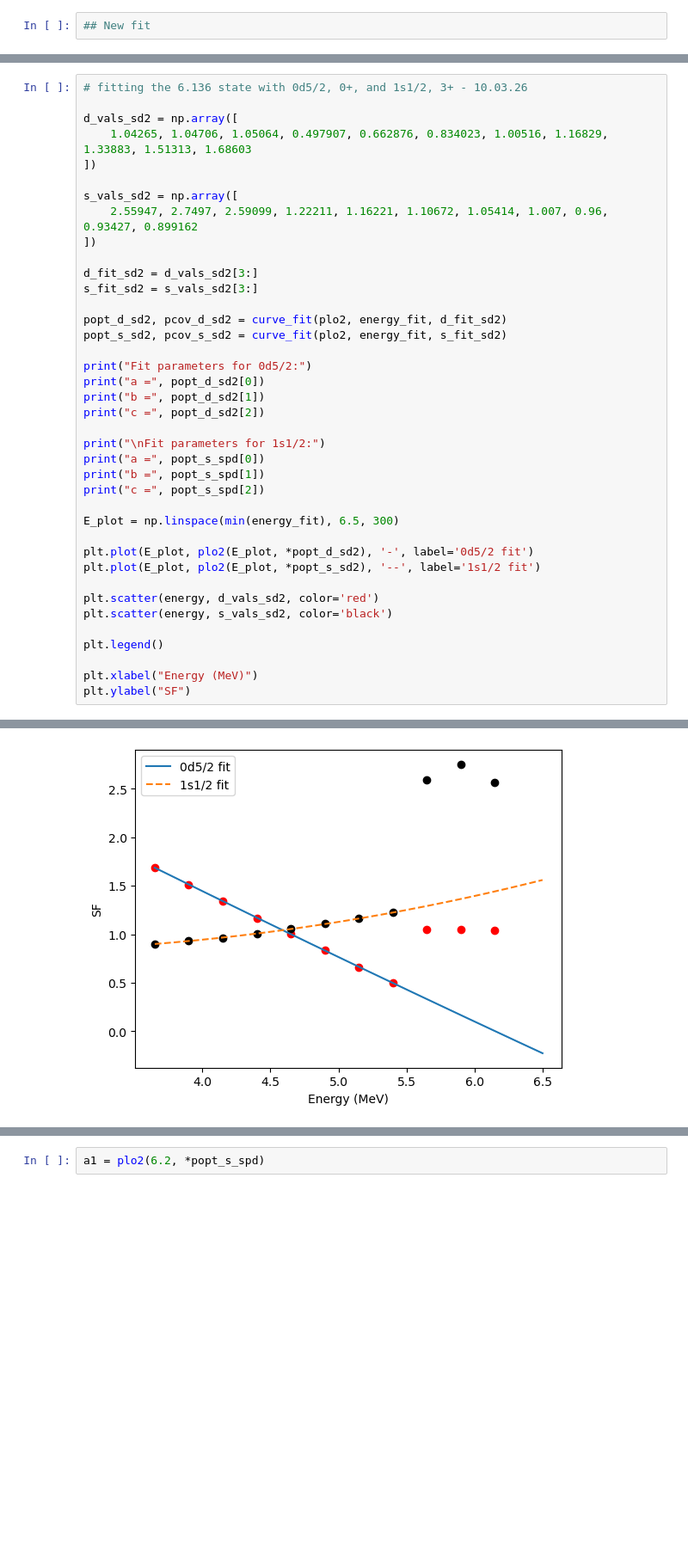
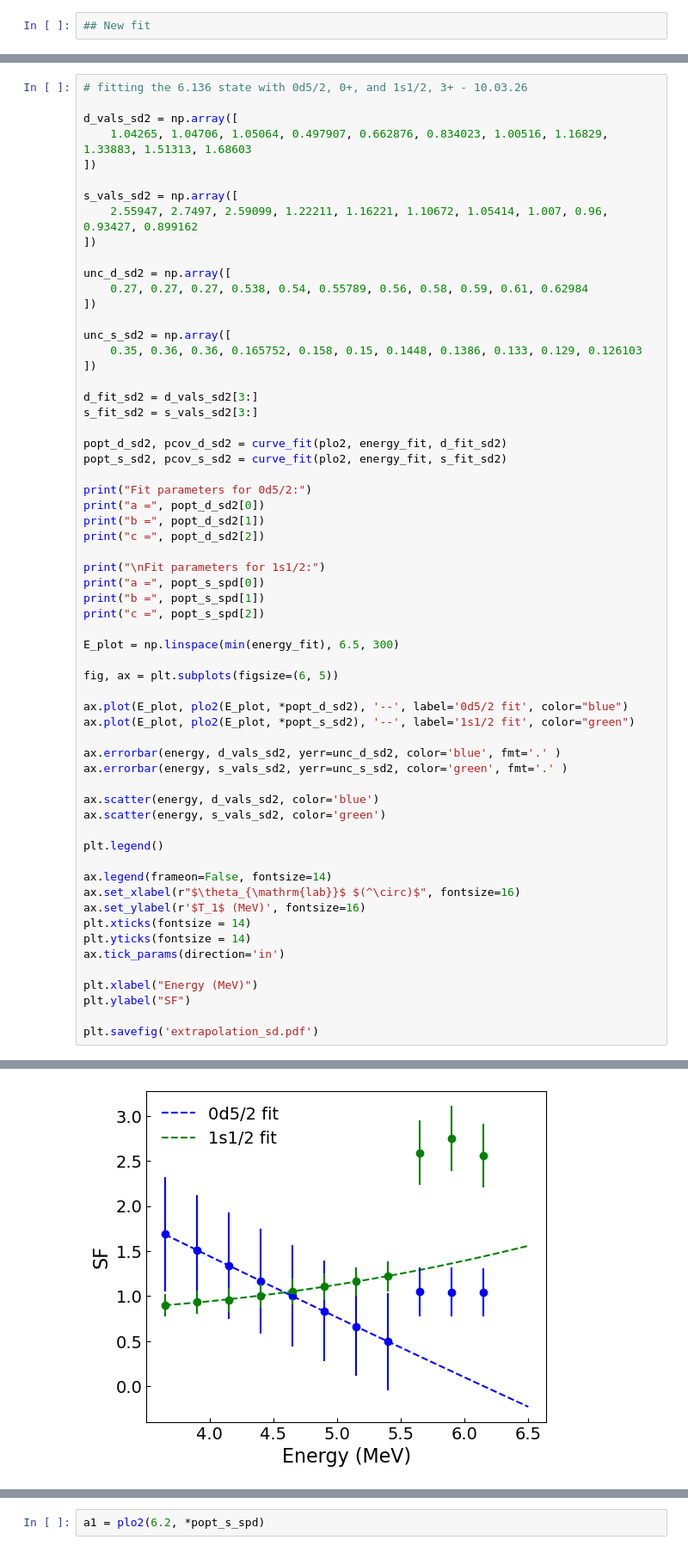
Before and after one commit to annakawecka/digios, a Jupyter notebook: analysis/corrected_working/python_plots/extrapolation.ipynb, the cells around one changed output, grey strips where cells are left out. Shown at 86% size. Cells and saved outputs as stored; diff of their text form; blank space fills up the shorter version.

```diff
--- a/analysis/corrected_working/python_plots/extrapolation.ipynb
+++ b/analysis/corrected_working/python_plots/extrapolation.ipynb
@@ -219,6 +246,14 @@ d_vals_sd2 = np.array([
 
 s_vals_sd2 = np.array([
     2.55947, 2.7497, 2.59099, 1.22211, 1.16221, 1.10672, 1.05414, 1.007, 0.96, 0.93427, 0.899162
+])
+
+unc_d_sd2 = np.array([
+    0.27, 0.27, 0.27, 0.538, 0.54, 0.55789, 0.56, 0.58, 0.59, 0.61, 0.62984
+])
+
+unc_s_sd2 = np.array([
+    0.35, 0.36, 0.36, 0.165752, 0.158, 0.15, 0.1448, 0.1386, 0.133, 0.129, 0.126103
 ])
 
 d_fit_sd2 = d_vals_sd2[3:]
@@ -239,16 +274,30 @@ print("c =", popt_s_spd[2])
 
 E_plot = np.linspace(min(energy_fit), 6.5, 300)
 
-plt.plot(E_plot, plo2(E_plot, *popt_d_sd2), '-', label='0d5/2 fit')
-plt.plot(E_plot, plo2(E_plot, *popt_s_sd2), '--', label='1s1/2 fit')
+fig, ax = plt.subplots(figsize=(6, 5))
 
-plt.scatter(energy, d_vals_sd2, color='red')
-plt.scatter(energy, s_vals_sd2, color='black')
+ax.plot(E_plot, plo2(E_plot, *popt_d_sd2), '--', label='0d5/2 fit', color="blue")
+ax.plot(E_plot, plo2(E_plot, *popt_s_sd2), '--', label='1s1/2 fit', color="green")
+
+ax.errorbar(energy, d_vals_sd2, yerr=unc_d_sd2, color='blue', fmt='.' )
+ax.errorbar(energy, s_vals_sd2, yerr=unc_s_sd2, color='green', fmt='.' )
+
+ax.scatter(energy, d_vals_sd2, color='blue')
+ax.scatter(energy, s_vals_sd2, color='green')
 
 plt.legend()
 
+ax.legend(frameon=False, fontsize=14)
+ax.set_xlabel(r"$\theta_{\mathrm{lab}}$ $(^\circ)$", fontsize=16)
+ax.set_ylabel(r'$T_1$ (MeV)', fontsize=16)
+plt.xticks(fontsize = 14)
+plt.yticks(fontsize = 14)
+ax.tick_params(direction='in')
+
 plt.xlabel("Energy (MeV)")
 plt.ylabel("SF")
+
+plt.savefig('extrapolation_sd.pdf')
 # %% [output]
 Fit parameters for 0d5/2:
 a = 4.306712501173814
@@ -263,4 +311,4 @@ Text(0, 0.5, 'SF')
-[figure, old version]
+[figure, new version]
 # %%
 # fitting the 6.136 state with 1p3/2, and 1s1/2, 3+ - 10.03.26
 
```
Also changed, not shown: parts of 3 cells of this notebook, 13 other files.
